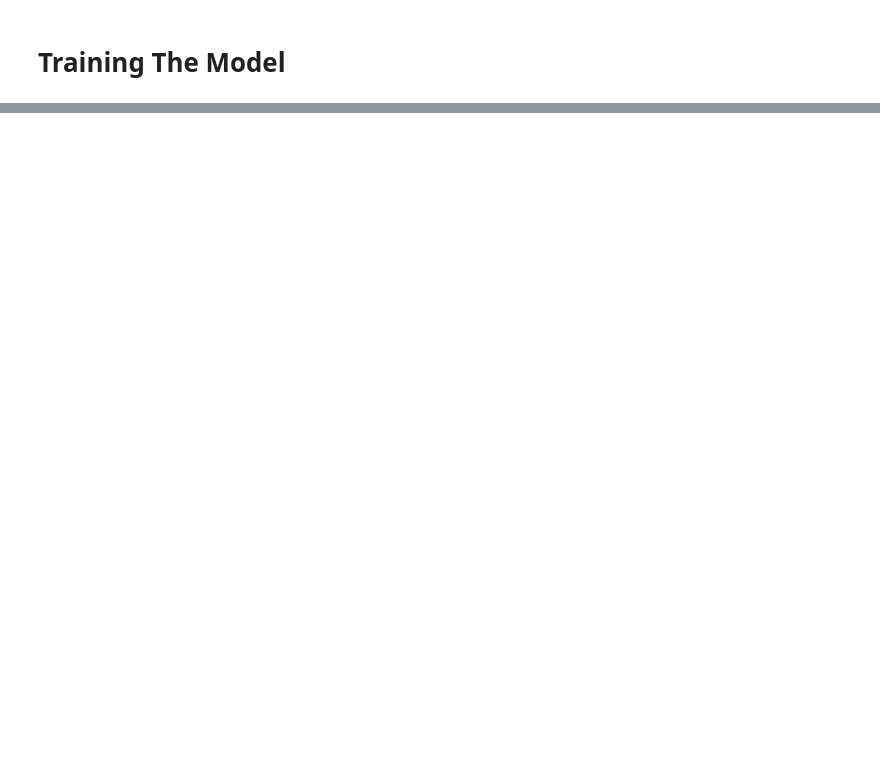
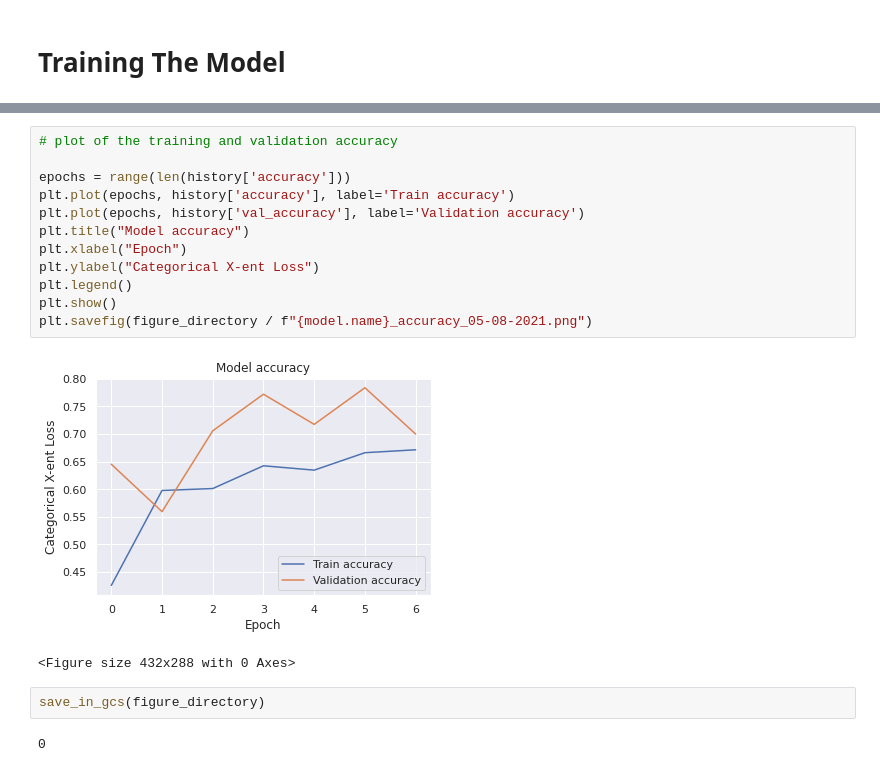
Before and after one commit to djvaroli/kaggle_retinal_disease_detection, a Jupyter notebook: notebooks/notebook.ipynb, the cells around one changed output, grey strips where cells are left out. Saved outputs shown, nothing was run; the diff lists cells and outputs as text; blank space fills up the shorter version.

```diff
--- a/notebooks/notebook.ipynb
+++ b/notebooks/notebook.ipynb
@@ -308,0 +516,19 @@ Created in <span style='font-weight:600;margin-left:4px;'>Deepnote</span></a>
+# %%
+# plot of the training and validation accuracy
+
+epochs = range(len(history['accuracy']))
+plt.plot(epochs, history['accuracy'], label='Train accuracy')
+plt.plot(epochs, history['val_accuracy'], label='Validation accuracy')
+plt.title("Model accuracy")
+plt.xlabel("Epoch")
+plt.ylabel("Categorical X-ent Loss")
+plt.legend()
+plt.show()
+plt.savefig(figure_directory / f"{model.name}_accuracy_05-08-2021.png")
+# %% [output]
+[figure, added]
+<Figure size 432x288 with 0 Axes>
+# %%
+save_in_gcs(figure_directory)
+# %% [output]
+0
```
Also changed, not shown: parts of 88 cells of this notebook.
